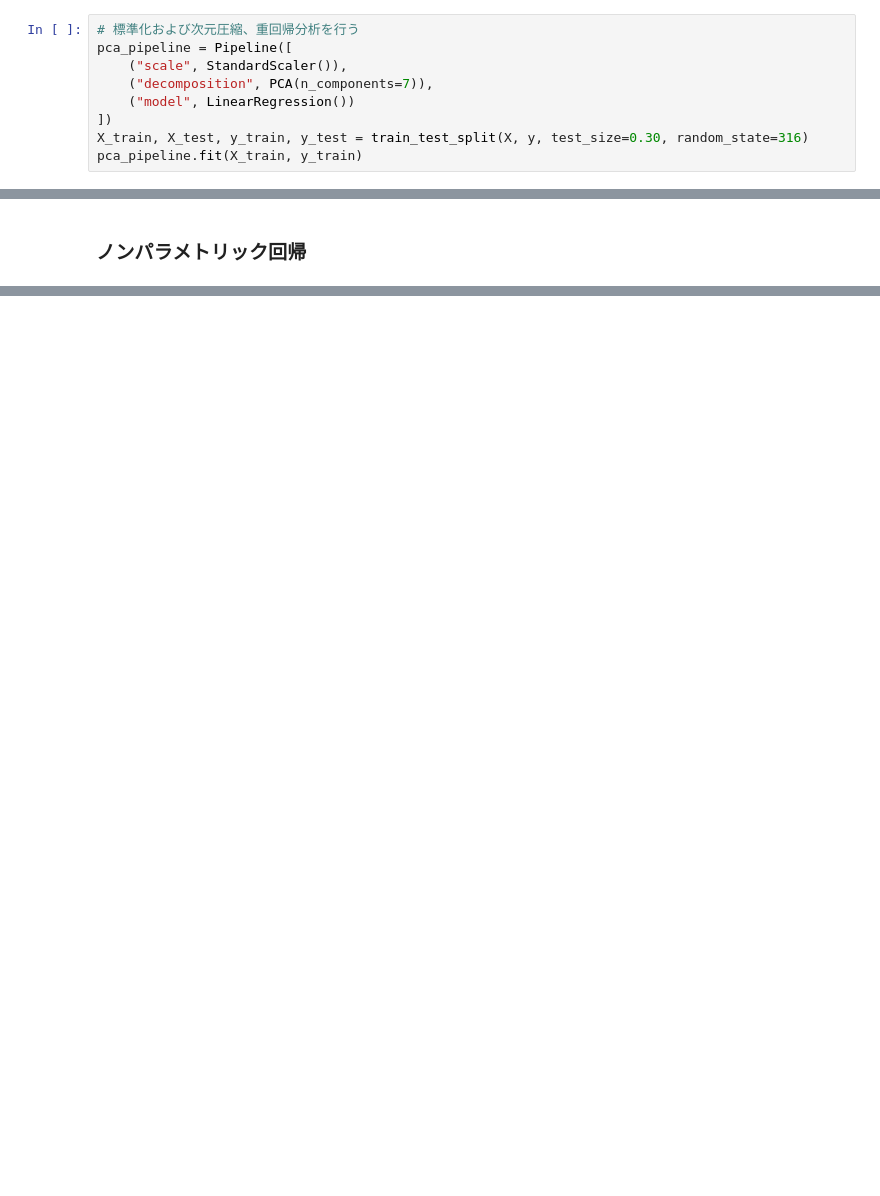
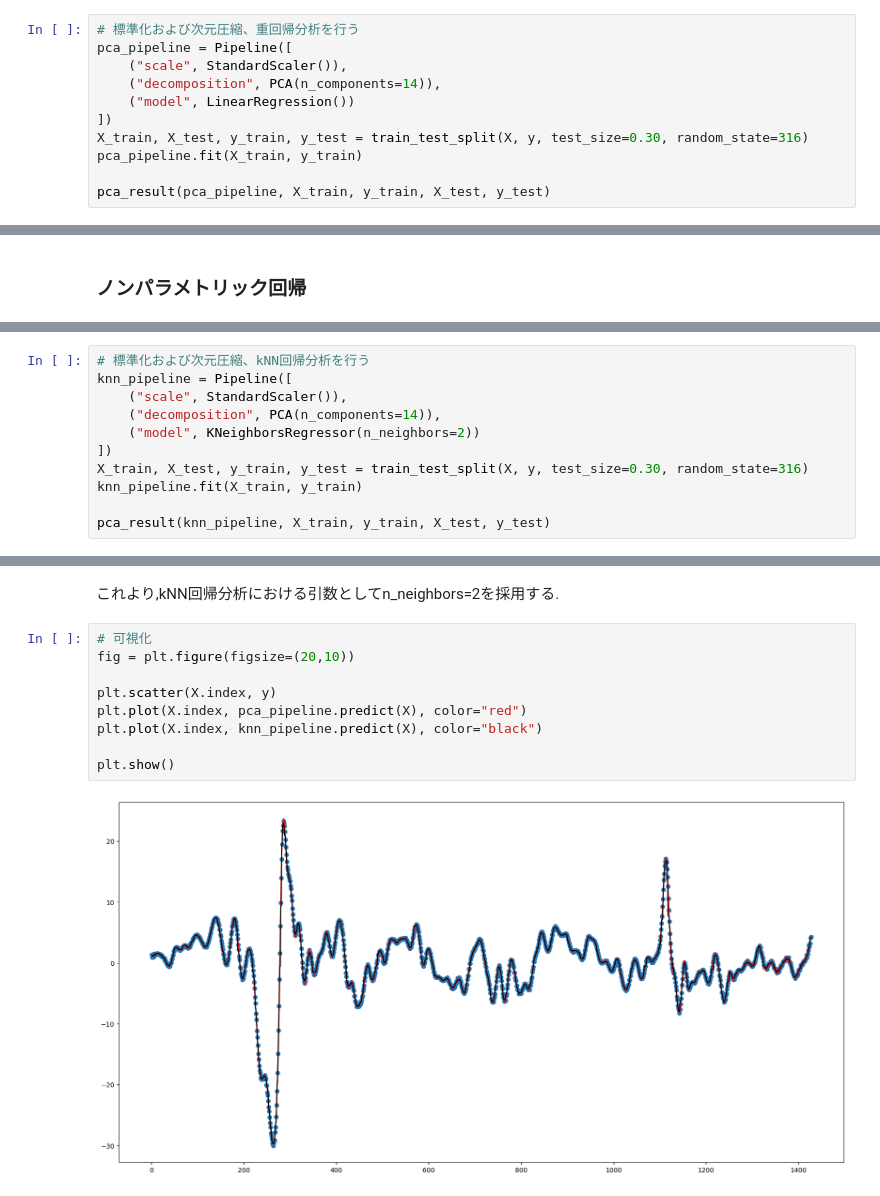
Before and after one commit to tottocoslowlifer/data_analysis, a Jupyter notebook: notebook/test.ipynb, the cells around one changed output, grey strips where cells are left out. Saved outputs shown, nothing was run; the diff lists cells and outputs as text; blank space fills up the shorter version.

```diff
--- a/notebook/test.ipynb
+++ b/notebook/test.ipynb
@@ -362,9 +333,11 @@ def pca_result(pipeline, X_train, y_train, X_test, y_test):
 # 標準化および次元圧縮、重回帰分析を行う
 pca_pipeline = Pipeline([
     ("scale", StandardScaler()),
-    ("decomposition", PCA(n_components=7)),
+    ("decomposition", PCA(n_components=14)),
     ("model", LinearRegression())
 ])
 X_train, X_test, y_train, y_test = train_test_split(X, y, test_size=0.30, random_state=316)
 pca_pipeline.fit(X_train, y_train)
+
+pca_result(pca_pipeline, X_train, y_train, X_test, y_test)
 # %% [output]
@@ -400,0 +393,11 @@ plt.show()
+# %%
+# 標準化および次元圧縮、kNN回帰分析を行う
+knn_pipeline = Pipeline([
+    ("scale", StandardScaler()),
+    ("decomposition", PCA(n_components=14)),
+    ("model", KNeighborsRegressor(n_neighbors=2))
+])
+X_train, X_test, y_train, y_test = train_test_split(X, y, test_size=0.30, random_state=316)
+knn_pipeline.fit(X_train, y_train)
+
+pca_result(knn_pipeline, X_train, y_train, X_test, y_test)
@@ -400,0 +435,13 @@ plt.show()
+# %% [markdown]
+これより,kNN回帰分析における引数としてn_neighbors=2を採用する.
+# %%
+# 可視化
+fig = plt.figure(figsize=(20,10))
+
+plt.scatter(X.index, y)
+plt.plot(X.index, pca_pipeline.predict(X), color="red")
+plt.plot(X.index, knn_pipeline.predict(X), color="black")
+
+plt.show()
+# %% [output]
+[figure, added]
```
Also changed, not shown: parts of 27 cells of this notebook, 44 other files.
